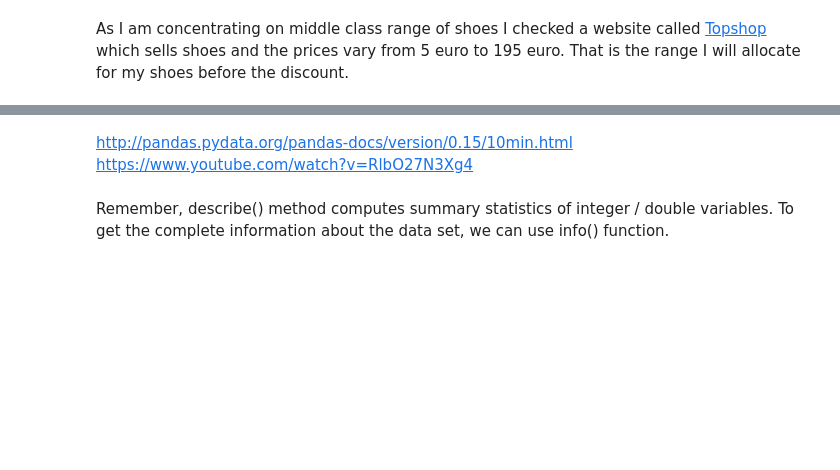
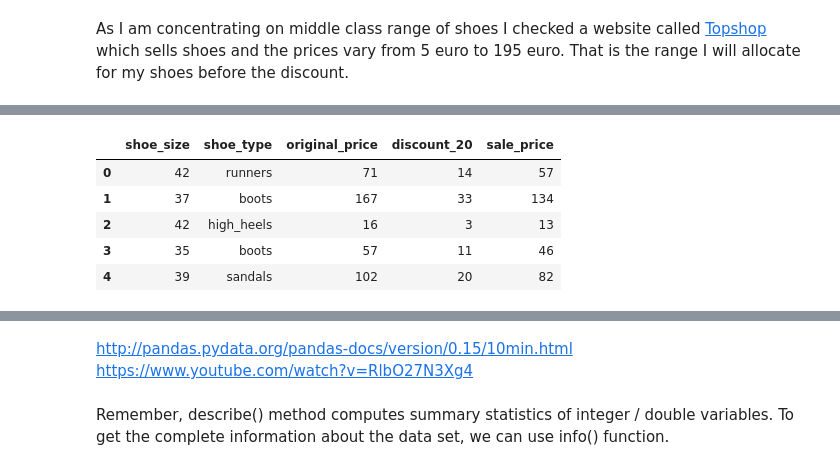
Before and after one commit to MartynaMisk/ProgrammingProject, a Jupyter notebook: RealwolrdPhenomenon.ipynb, the cells around one changed output, grey strips where cells are left out. Cells and saved outputs as stored; diff of their text form; code cells hidden in the pictures; blank space fills up the shorter version.

```diff
--- a/RealwolrdPhenomenon.ipynb
+++ b/RealwolrdPhenomenon.ipynb
@@ -221,0 +214,12 @@ ValueError: If using all scalar values, you must pass an index
+# %%
+#this additional column will show the sale price after 20% discount is applied on the original price
+#Here I researched how to subtract two columns in a dataframe
+data['sale_price'] = data['original_price']-data['discount_20']
+data.head()
+# %% [output]
+|  | shoe_size | shoe_type | original_price | discount_20 | sale_price |
+| 0 | 42 | runners | 71 | 14 | 57 |
+| 1 | 37 | boots | 167 | 33 | 134 |
+| 2 | 42 | high_heels | 16 | 3 | 13 |
+| 3 | 35 | boots | 57 | 11 | 46 |
+| 4 | 39 | sandals | 102 | 20 | 82 |
```
Also changed, not shown: parts of 23 cells of this notebook.
